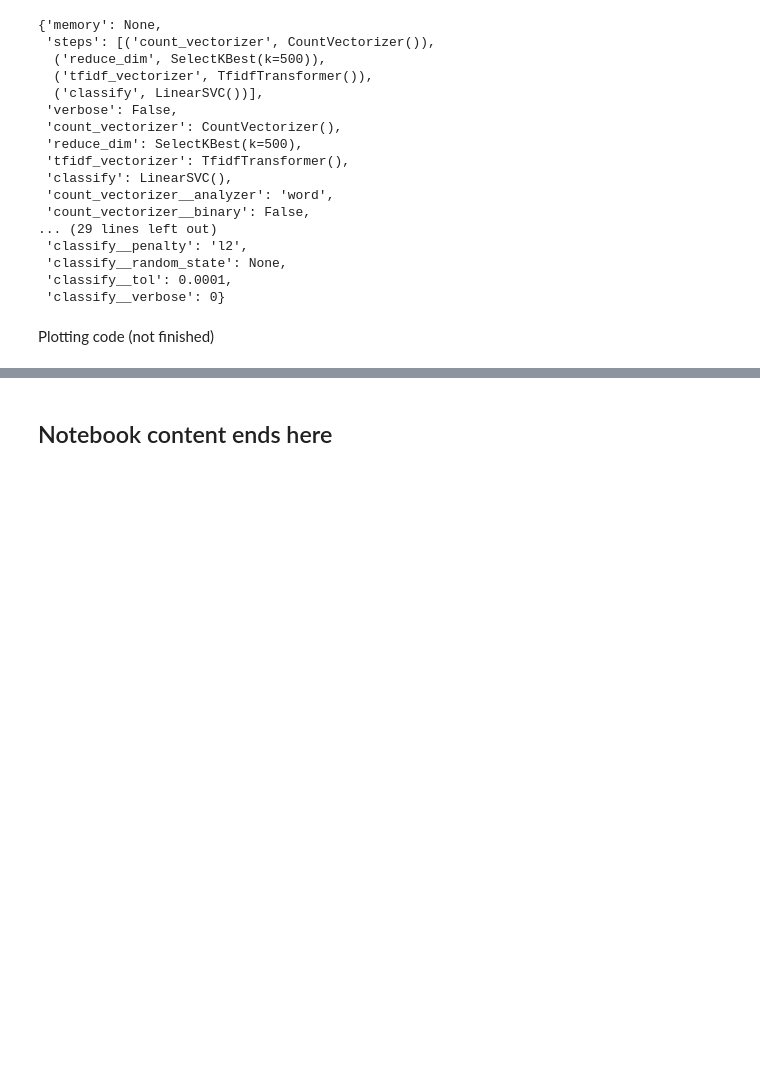
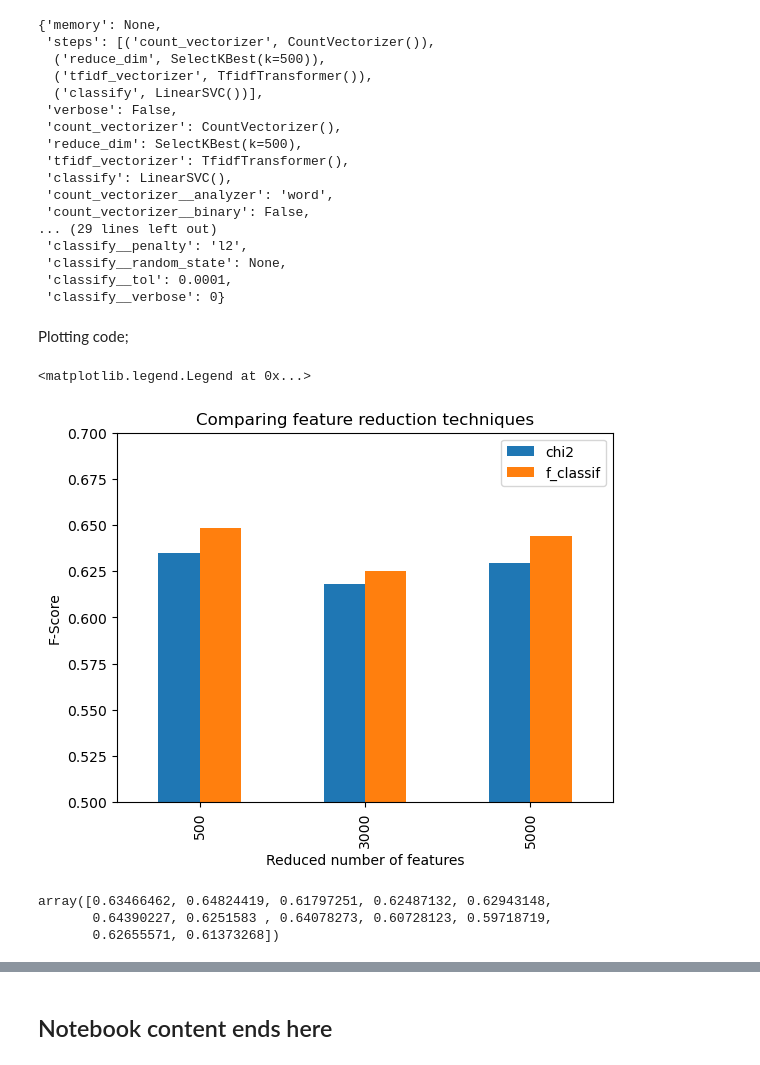
Before and after one commit to gawron/python-for-social-science, a Jupyter notebook: text_classification/feature_selection_dimensionality_reduction_grid_search.ipynb, the cells around one changed output, grey strips where cells are left out. Cells and saved outputs as stored; diff of their text form; code cells hidden in the pictures; blank space fills up the shorter version.

```diff
--- a/text_classification/feature_selection_dimensionality_reduction_grid_search.ipynb
+++ b/text_classification/feature_selection_dimensionality_reduction_grid_search.ipynb
@@ -1039,6 +1039,11 @@ reduce_dim__n_components: 500
 # %%
 import pandas as pd
 
+def get_score_grid(grid):
+    return np.array([grid.cv_results_['split0_test_score'],
+                     grid.cv_results_['split1_test_score'],
+                     grid.cv_results_['split2_test_score']])
+score_grid = get_score_grid(grid)
 #reducer_labels = ["SVD", "KBest(chi2)","KBest(f_classif)"]
 reducer_labels = ["SVD","Ident","Chi2","ANOVA f-val"]
 mean_scores = np.array(grid.cv_results_["mean_test_score"])
@@ -1214,4 +1221,33 @@ best_parameters
  'classify__tol': 0.0001,
  'classify__verbose': 0}
 # %% [markdown]
-Plotting code (not finished)
+Plotting code;
+# %%
+# select score for best C
+# 2 x 3 x 2
+# Num C-values x N_Features options x Num functions
+new_mean_scores_r = new_mean_scores.reshape((2,3,2))
+new_mean_scores_f = new_mean_scores_r.max(axis=0)
+# create a dataframe to ease plotting
+reducer_labels= [f.__name__ for f in FEATURE_SELECTOR_FN_OPTIONS]
+mean_scores_df = pd.DataFrame(
+    new_mean_scores_f, index=N_FEATURES_OPTIONS, columns=reducer_labels
+)
+
+ax = mean_scores_df.plot.bar()
+ax.set_title("Comparing feature reduction techniques")
+ax.set_xlabel("Reduced number of features")
+ax.set_ylim([.5,.70])
+ax.set_ylabel("F-Score")
+#ax.set_ylim((0, 1))
+ax.legend(loc="upper right")
+# %% [output]
+<matplotlib.legend.Legend at 0x...>
+[figure, added]
+# %%
+#mean_scores_df
+new_mean_scores
+# %% [output]
+array([0.63466462, 0.64824419, 0.61797251, 0.62487132, 0.62943148,
+       0.64390227, 0.6251583 , 0.64078273, 0.60728123, 0.59718719,
+       0.62655571, 0.61373268])
```
Also changed, not shown: parts of 35 cells of this notebook.
